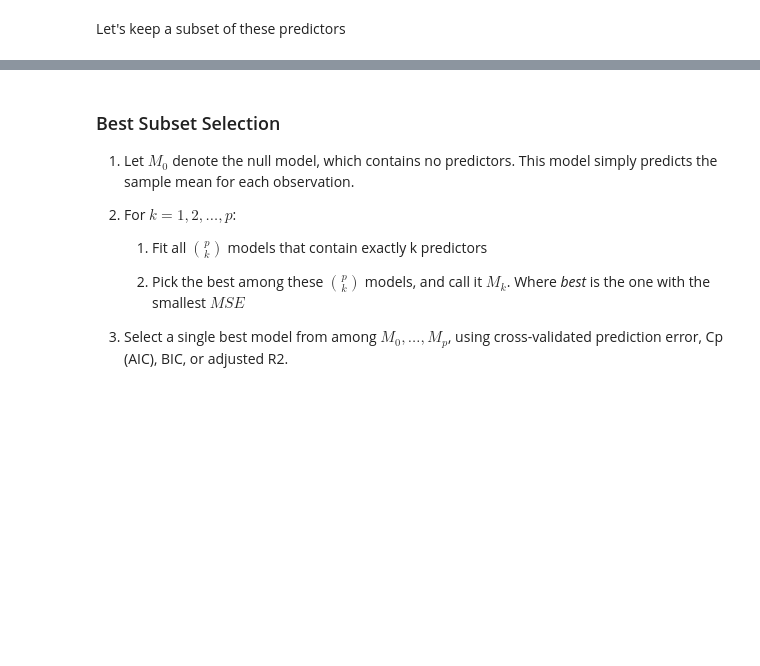
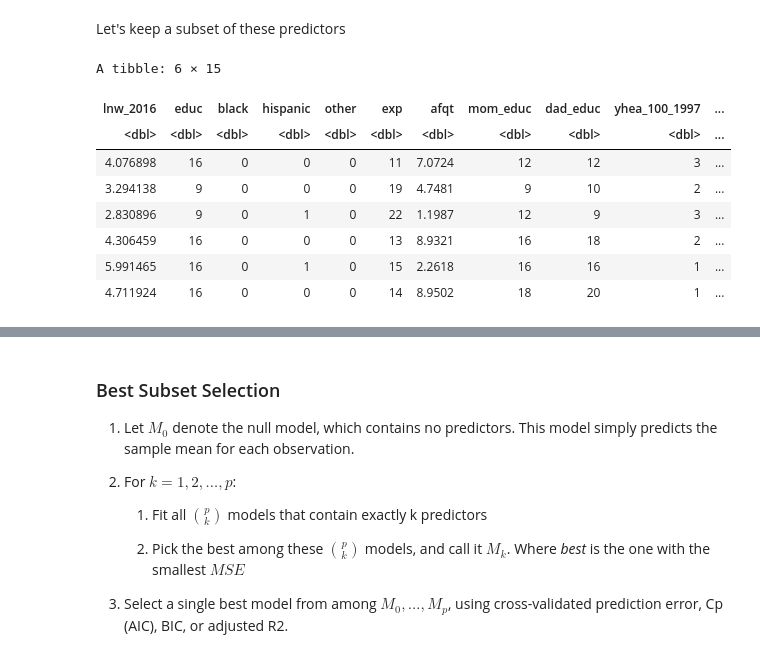
Before and after one commit to ignaciomsarmiento/BDML_202402, a Jupyter notebook: Lecture05/Notebook_ModelSelection.ipynb, the cells around one changed output, grey strips where cells are left out. Saved outputs shown, nothing was run; the diff lists cells and outputs as text; code cells hidden in the pictures; blank space fills up the shorter version.

```diff
--- a/Lecture05/Notebook_ModelSelection.ipynb
+++ b/Lecture05/Notebook_ModelSelection.ipynb
@@ -52,5 +72,17 @@ table(nlsy$yhea_100_1997)
 Let's keep a subset of these predictors
 # %%
 nlsy<- nlsy[1:15]
+# %%
+head(nlsy)
+# %% [output]
+A tibble: 6 × 15
+| lnw_2016 | educ | black | hispanic | other | exp | afqt | mom_educ | dad_educ | yhea_100_1997 | ... |
+| <dbl> | <dbl> | <dbl> | <dbl> | <dbl> | <dbl> | <dbl> | <dbl> | <dbl> | <dbl> | ... |
+| 4.076898 | 16 | 0 | 0 | 0 | 11 | 7.0724 | 12 | 12 | 3 | ... |
+| 3.294138 | 9 | 0 | 0 | 0 | 19 | 4.7481 | 9 | 10 | 2 | ... |
+| 2.830896 | 9 | 0 | 1 | 0 | 22 | 1.1987 | 12 | 9 | 3 | ... |
+| 4.306459 | 16 | 0 | 0 | 0 | 13 | 8.9321 | 16 | 18 | 2 | ... |
+| 5.991465 | 16 | 0 | 1 | 0 | 15 | 2.2618 | 16 | 16 | 1 | ... |
+| 4.711924 | 16 | 0 | 0 | 0 | 14 | 8.9502 | 18 | 20 | 1 | ... |
 # %%
 dim(nlsy)
```
Also changed, not shown: parts of 17 cells of this notebook, 1 other file.
